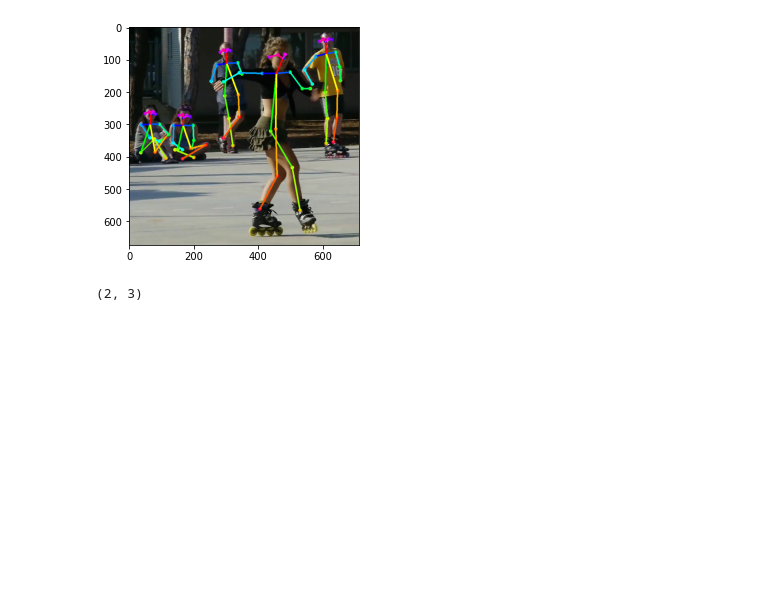
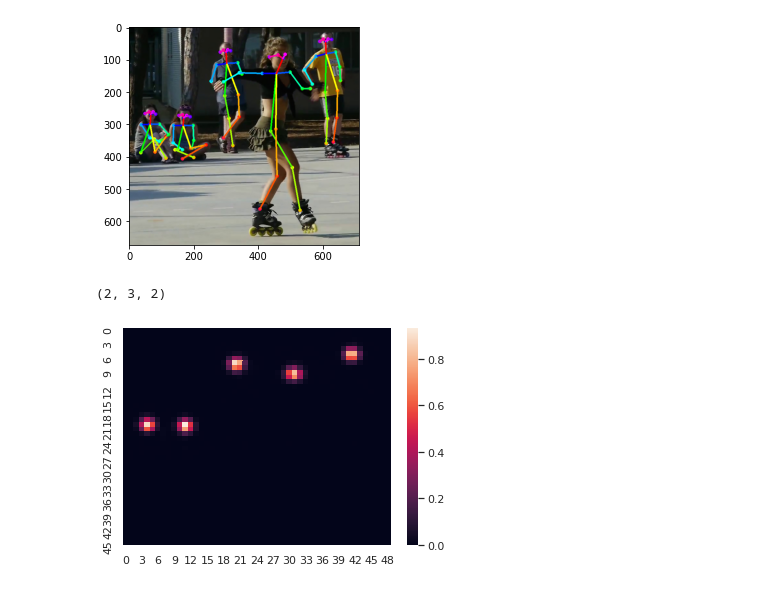
Before and after one commit to Johansmm/RT-multiperson-pose-pytorch, a Jupyter notebook: Code_description.ipynb, the cells around one changed output. Drawn from its saved outputs; the diff is of its cells as text; code cells hidden in the pictures; blank space fills up the shorter version.

```diff
--- a/Code_description.ipynb
+++ b/Code_description.ipynb
@@ -142,10 +187,11 @@ plt.show()
 # %%
 import seaborn as sns; sns.set_theme()
 
-precip_2002_2013 = np.array([[1.07, 0.44, 1.5],
-                              [0.27, 1.13, 1.72]])
+precip_2002_2013 = np.array([[[1,1],[1,1],[1,1]],[[1,1],[1,1],[1,1]]])
 
-precip_2002_2013.shape
-#ax = sns.heatmap(heatmap)
+print(precip_2002_2013.shape)
+#print(precip_2002_2013[1])
+ax = sns.heatmap(heatmap[:,:,1])
 # %% [output]
-(2, 3)
+(2, 3, 2)
+[figure, added]
```
Also changed, not shown: parts of 21 cells of this notebook, 2 other files.
